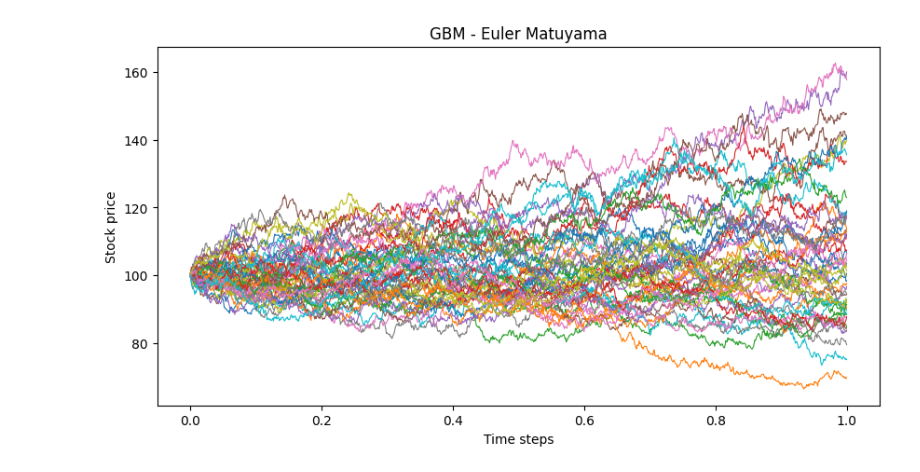
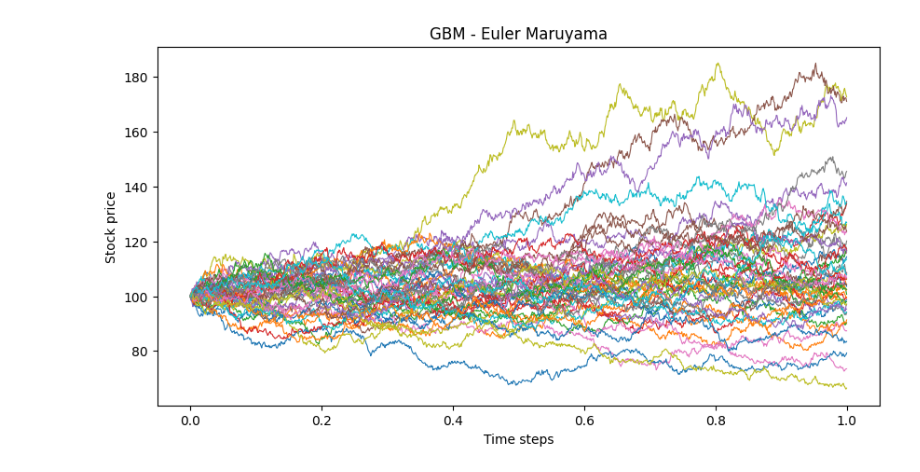
Before and after one commit to Saurabh-gavali/quant-portfolio, a Jupyter notebook: research/gbm/GBM_Euler_Maruyama.ipynb, the cells around one changed output. Cells and saved outputs as stored; diff of their text form; code cells hidden in the pictures.

```diff
--- a/research/gbm/GBM_Euler_Maruyama.ipynb
+++ b/research/gbm/GBM_Euler_Maruyama.ipynb
@@ -2,32 +2,32 @@
 import numpy as np
 import matplotlib.pyplot as plt
 
 S0=100
 mu=0.1
 sigma=0.2
 T=1
 N=1000
 dt=T/N
 paths=10000
 
 Z=np.random.randn(paths,N)
 dW=np.sqrt(dt)*Z
 
 S=np.zeros((paths,N+1))
 S[:,0]=S0
 
 for n in range(N):
   S[:,n+1]=S[:,n] + mu*S[:,n]*dt + sigma*S[:,n]*dW[:,n]
 
 plt.figure(figsize=(10,5))
 t=np.linspace(0,T,N+1)
 for i in range(50):
   plt.plot(t,S[i],lw=0.8)
 
 
 plt.xlabel('Time steps')
 plt.ylabel('Stock price')
-plt.title('GBM - Euler Matuyama')
+plt.title('GBM - Euler Maruyama')
 plt.show()
 # %% [output]
-[figure, old version]
+[figure, new version]
```
